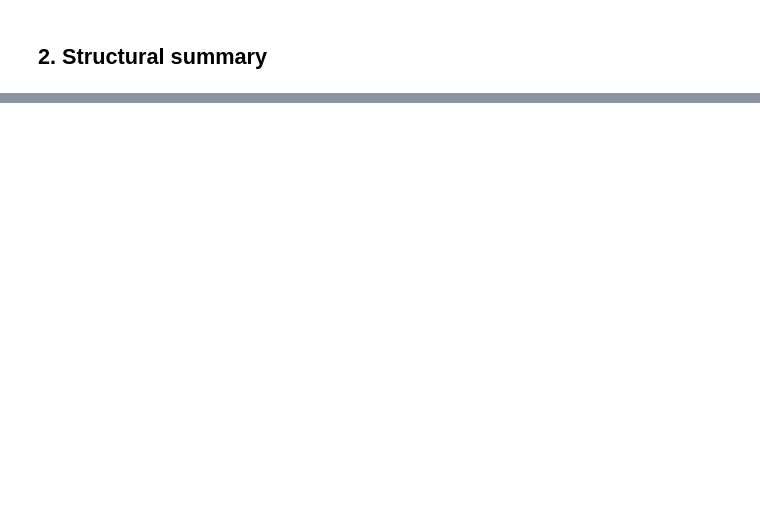
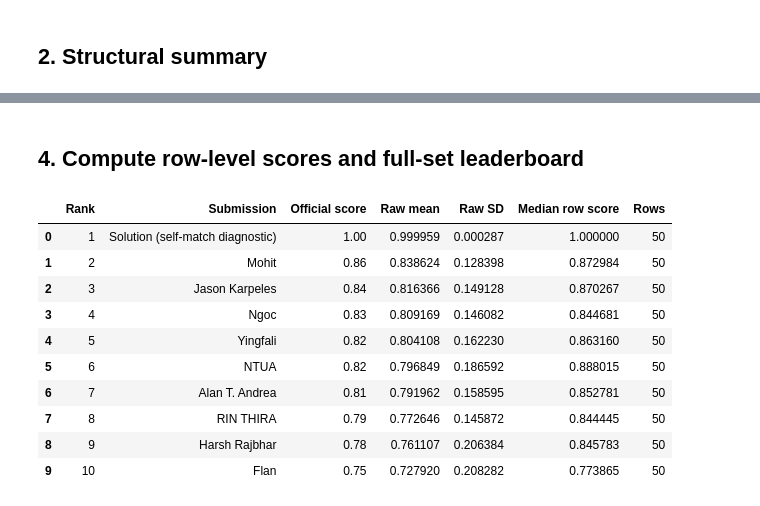
Before and after one commit to csisc/CohortX, a Jupyter notebook: CohortX_Task_2.ipynb, the cells around one changed output, grey strips where cells are left out. Saved outputs shown, nothing was run; the diff lists cells and outputs as text; code cells hidden in the pictures; blank space fills up the shorter version.

```diff
--- a/CohortX_Task_2.ipynb
+++ b/CohortX_Task_2.ipynb
@@ -118,0 +231,31 @@ Median private raw-mean drop: 0.0272
+# %% [markdown]
+## 4. Compute row-level scores and full-set leaderboard
+# %%
+model_names=list(submissions)
+row_scores=pd.DataFrame({'record_index':np.arange(len(solution))})
+for name,df in submissions.items():
+    row_scores[name]=[row_score(g,p) for g,p in zip(solution['structured'],df['structured'])]
+row_scores.to_csv(OUT/'row_level_direct_scores.csv',index=False)
+leader_rows=[]
+for name in model_names:
+    s=row_scores[name].to_numpy(float)
+    leader_rows.append({'Submission':name,'Official score':official_score(s.mean()),'Raw mean':s.mean(),'Raw SD':s.std(ddof=1),'Median row score':np.median(s),'Rows':len(s)})
+# Direct self-match diagnostic from the supplied Solution.csv.
+self_scores=np.array([row_score(x,x) for x in solution['structured']],dtype=float)
+leader_rows.append({'Submission':'Solution (self-match diagnostic)','Official score':official_score(self_scores.mean()),'Raw mean':self_scores.mean(),'Raw SD':self_scores.std(ddof=1),'Median row score':np.median(self_scores),'Rows':len(self_scores)})
+leaderboard=pd.DataFrame(leader_rows).sort_values('Raw mean',ascending=False).reset_index(drop=True)
+leaderboard.insert(0,'Rank',range(1,len(leaderboard)+1))
+leaderboard.to_csv(OUT/'leaderboard_direct.csv',index=False)
+leaderboard
+# %% [output]
+|  | Rank | Submission | Official score | Raw mean | Raw SD | Median row score | Rows |
+| 0 | 1 | Solution (self-match diagnostic) | 1.00 | 0.999959 | 0.000287 | 1.000000 | 50 |
+| 1 | 2 | Mohit | 0.86 | 0.838624 | 0.128398 | 0.872984 | 50 |
+| 2 | 3 | Jason Karpeles | 0.84 | 0.816366 | 0.149128 | 0.870267 | 50 |
+| 3 | 4 | Ngoc | 0.83 | 0.809169 | 0.146082 | 0.844681 | 50 |
+| 4 | 5 | Yingfali | 0.82 | 0.804108 | 0.162230 | 0.863160 | 50 |
+| 5 | 6 | NTUA | 0.82 | 0.796849 | 0.186592 | 0.888015 | 50 |
+| 6 | 7 | Alan T. Andrea | 0.81 | 0.791962 | 0.158595 | 0.852781 | 50 |
+| 7 | 8 | RIN THIRA | 0.79 | 0.772646 | 0.145872 | 0.844445 | 50 |
+| 8 | 9 | Harsh Rajbhar | 0.78 | 0.761107 | 0.206384 | 0.845783 | 50 |
+| 9 | 10 | Flan | 0.75 | 0.727920 | 0.208282 | 0.773865 | 50 |
```
Also changed, not shown: parts of 29 cells of this notebook.
